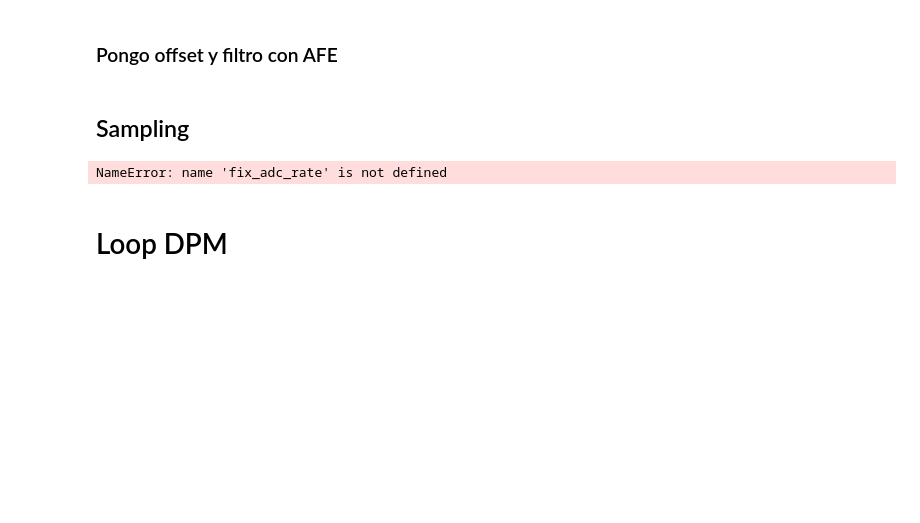
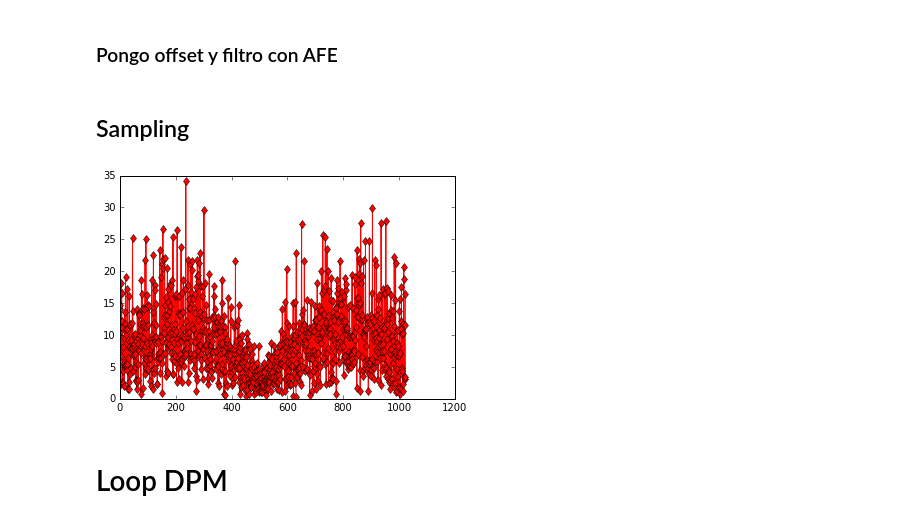
Before and after one commit to ataddei/CursoProcesosEstocasticos, a Jupyter notebook: Coarse Carrier Recovery- Sampling Domain.ipynb, the cells around one changed output. Cells and saved outputs as stored; diff of their text form; code cells hidden in the pictures; blank space fills up the shorter version.

```diff
--- a/Coarse Carrier Recovery- Sampling Domain.ipynb
+++ b/Coarse Carrier Recovery- Sampling Domain.ipynb
@@ -81,12 +88,12 @@ def offset_digital(offset,data):
 ## Sampling
 # %%
 from fractions import Fraction
-a=Fraction(fix_adc_rate/analog_rate)
+a=Fraction(fix_adc_rate1/analog_rate)
 sampled_data=scipy.signal.resample(filtered,int(float(len(Signal))*a))
 pl.plot(abs(np.fft.fft(sampled_data,1024)),'-dr')
 pl.show()
 # %% [output]
-NameError: name 'fix_adc_rate' is not defined
+[figure, added]
 # %%
 def calc_dpm_error(data,mask_width=0.2,mask_pos=0.6):
     N0=int(round(64/2*mask_pos)-round(mask_width*64/2))
```
Also changed, not shown: parts of 8 cells of this notebook, 4 other files.
